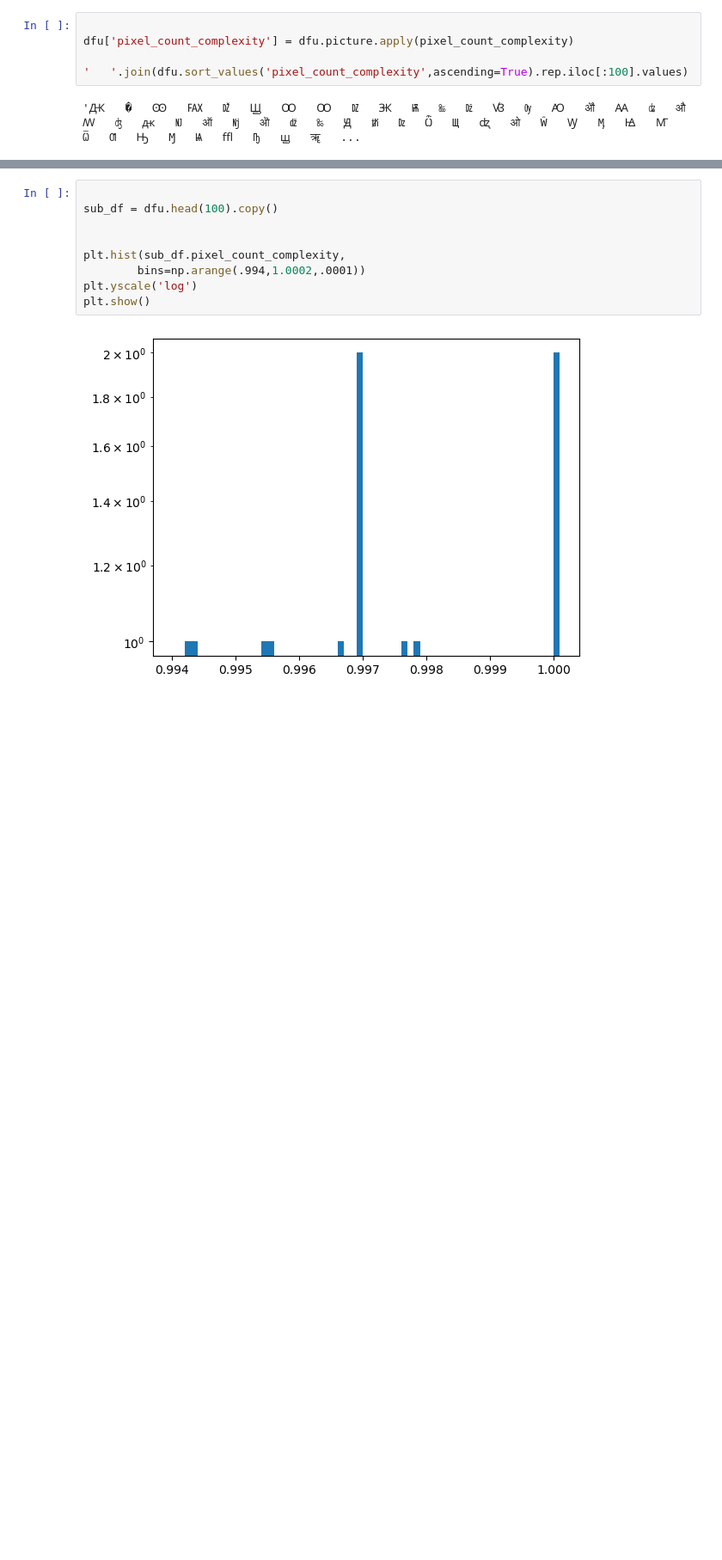
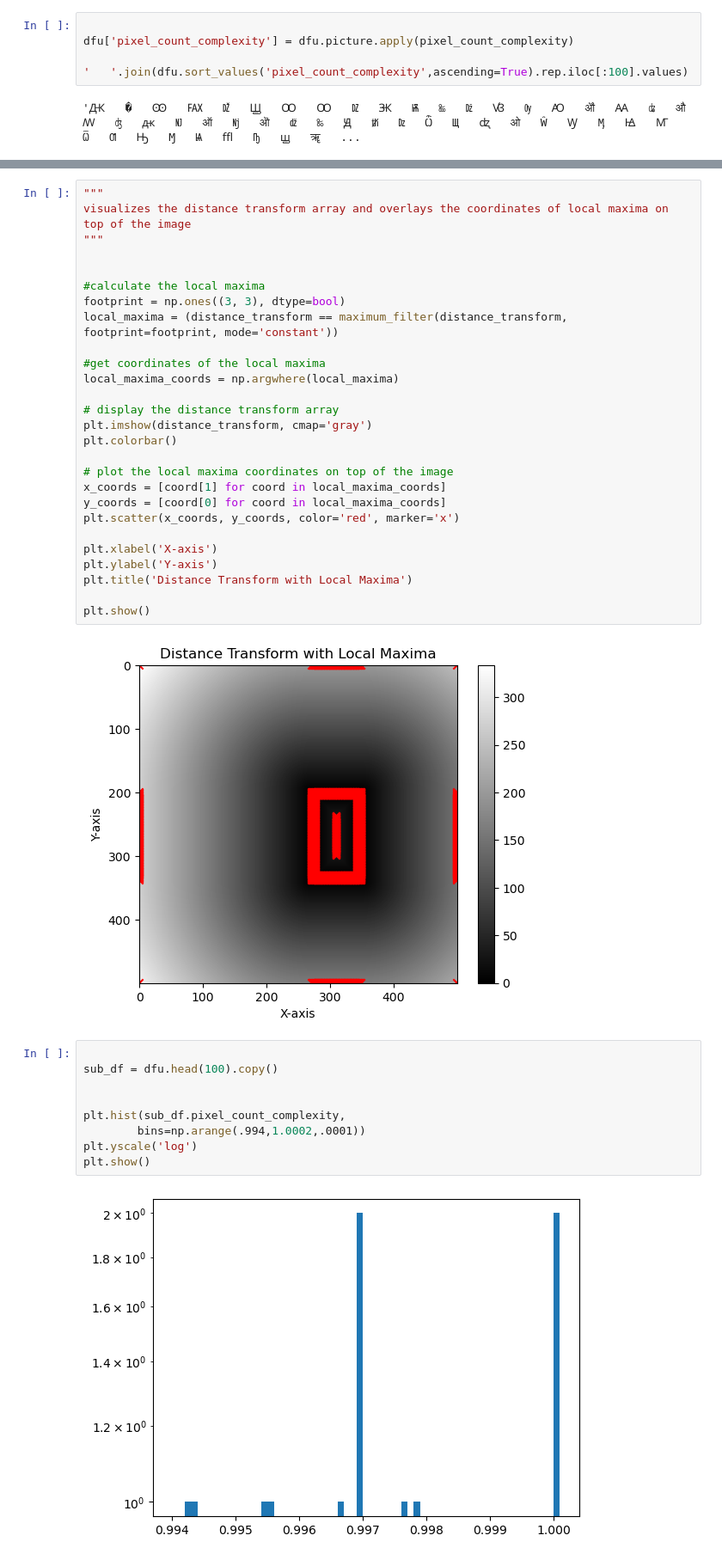
Before and after one commit to mccsandora/alphabet_complexity, a Jupyter notebook: mccullen/demo.ipynb, the cells around one changed output, grey strips where cells are left out. Shown: that part at 86% size. Drawn from its saved outputs; the diff is of its cells as text; blank space fills up the shorter version.

```diff
--- a/mccullen/demo.ipynb
+++ b/mccullen/demo.ipynb
@@ -145,3 +194,32 @@ with open('distance_transform.txt', 'w') as file:
+# %%
+"""
+visualizes the distance transform array and overlays the coordinates of local maxima on top of the image
+"""
+
+
+#calculate the local maxima
+footprint = np.ones((3, 3), dtype=bool)
+local_maxima = (distance_transform == maximum_filter(distance_transform, footprint=footprint, mode='constant'))
+
+#get coordinates of the local maxima
+local_maxima_coords = np.argwhere(local_maxima)
+
+# display the distance transform array
+plt.imshow(distance_transform, cmap='gray')
+plt.colorbar()
+
+# plot the local maxima coordinates on top of the image
+x_coords = [coord[1] for coord in local_maxima_coords]
+y_coords = [coord[0] for coord in local_maxima_coords]
+plt.scatter(x_coords, y_coords, color='red', marker='x')
+
+plt.xlabel('X-axis')
+plt.ylabel('Y-axis')
+plt.title('Distance Transform with Local Maxima')
+
+plt.show()
+# %% [output]
+[figure, added]
 # %%
 
 sub_df = dfu.head(100).copy()
```
Also changed, not shown: parts of 5 cells of this notebook, 1 other file.
